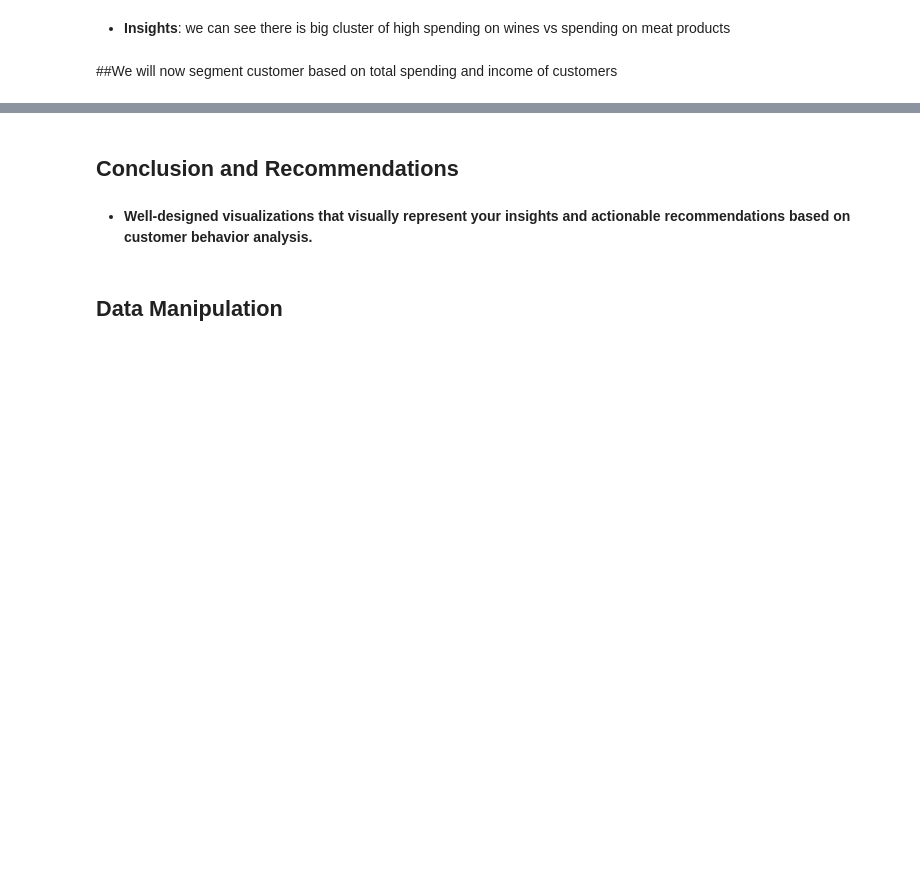
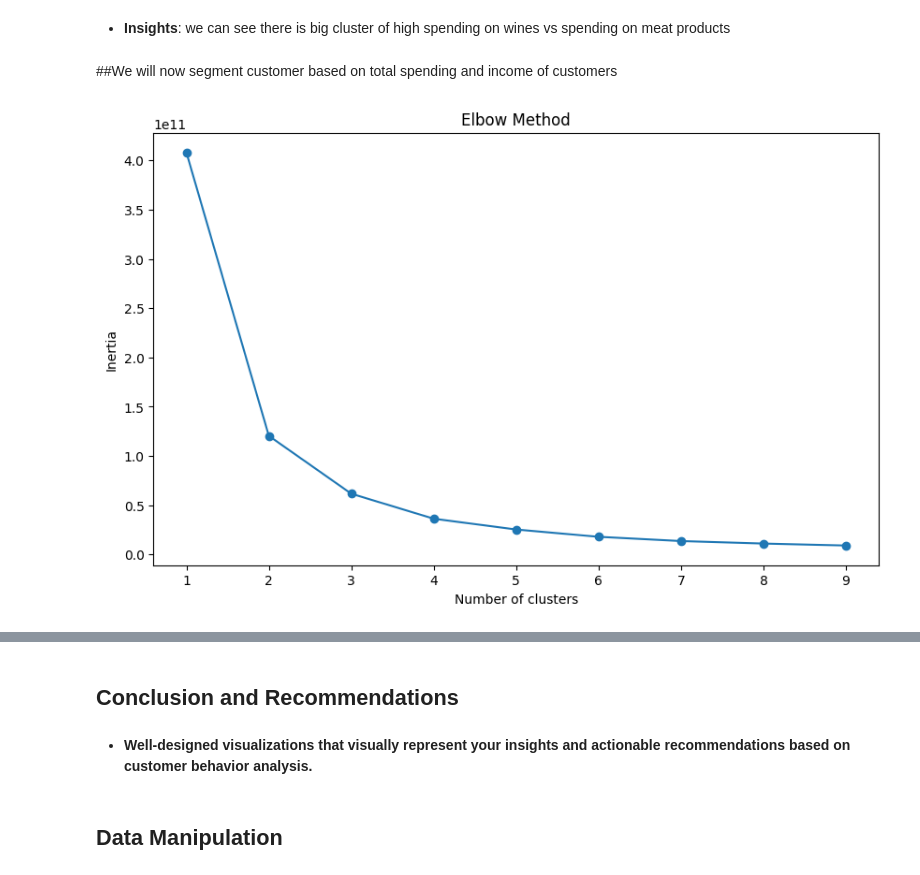
Before and after one commit to vivekMishra121/customer-purchase-behavior_Analysis, a Jupyter notebook: Applied_Statistics_Project.ipynb, the cells around one changed output, grey strips where cells are left out. Cells and saved outputs as stored; diff of their text form; code cells hidden in the pictures; blank space fills up the shorter version.

```diff
--- a/Applied_Statistics_Project.ipynb
+++ b/Applied_Statistics_Project.ipynb
@@ -631,0 +635,18 @@ plt.show()
+# %%
+# Applying k-means with different number of clusters
+inertia = []  # List to store the inertia for each k
+key_variable = ['Income','TotalSpending']
+for k in range(1, 10):
+    kmeans = KMeans(n_clusters=k, random_state=0).fit(df_new[key_variable])
+    inertia.append(kmeans.inertia_)
+
+# Plotting the Elbow Method Graph
+plt.figure(figsize=(10, 6))
+plt.plot(range(1, 10), inertia, marker='o')
+plt.title("Elbow Method")
+plt.xlabel("Number of clusters")
+plt.ylabel("Inertia")
+plt.xticks(range(1, 10))
+plt.show()
+# %% [output]
+[figure, added]
```
Also changed, not shown: parts of 7 cells of this notebook.
